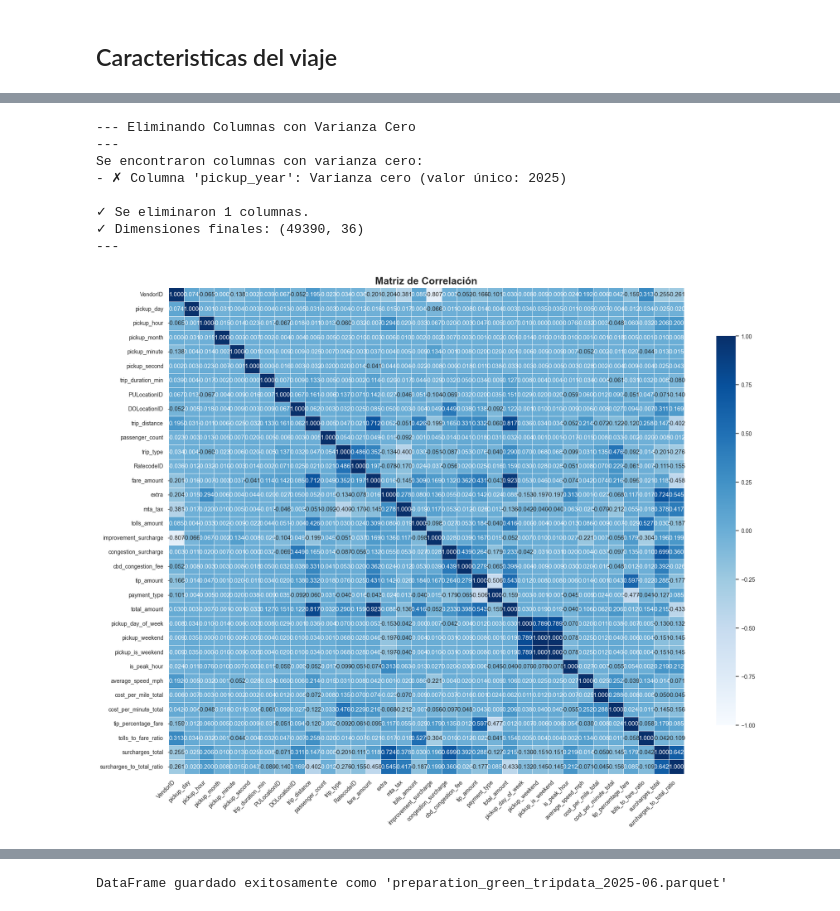
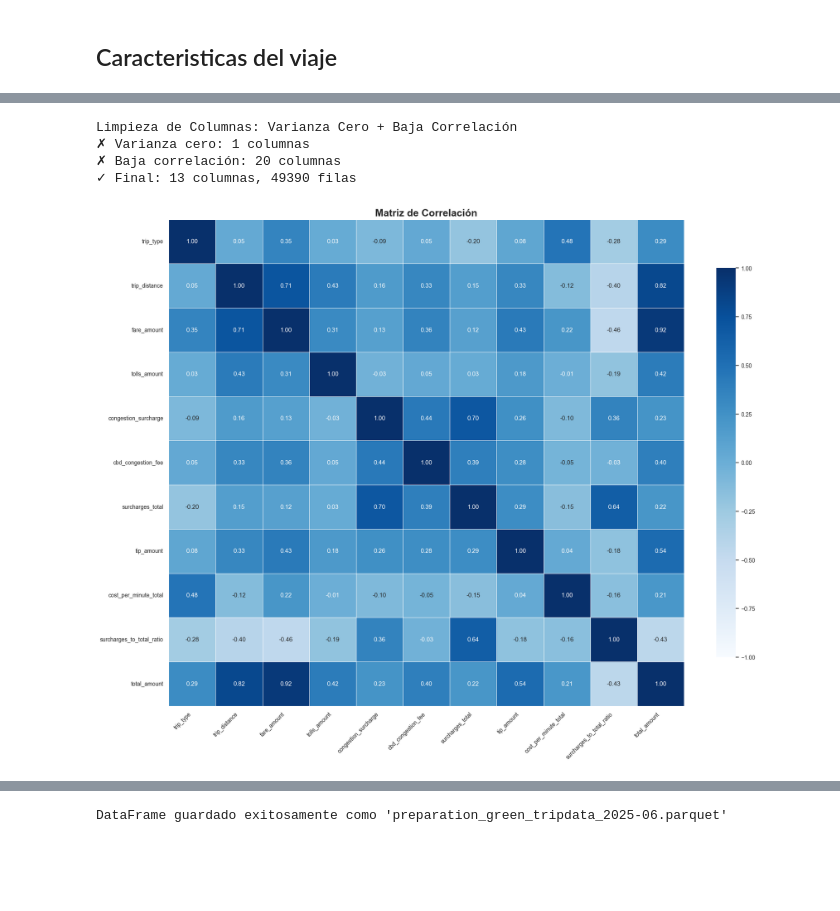
Before and after one commit to secarvallo/MLY0100, a Jupyter notebook: ML-N02/crisp-dm/03_data_preparation.ipynb, the cells around one changed output, grey strips where cells are left out. Drawn from its saved outputs; the diff is of its cells as text; code cells hidden in the pictures; blank space fills up the shorter version.

```diff
--- a/ML-N02/crisp-dm/03_data_preparation.ipynb
+++ b/ML-N02/crisp-dm/03_data_preparation.ipynb
@@ -573,5 +572,7 @@ ax.tick_params(axis='x', rotation=75)
 [figure]
 # %% [markdown]
 # Feature Engineering
+# %%
+df_prep = df_prep_knn.copy()
 # %% [markdown]
 ## Características Temporales
@@ -713,57 +735,50 @@ df_prep.sample(10)
 # %%
-print("\n--- Eliminando Columnas con Varianza Cero")
-print("---") # Separador Markdown
-df_prep = df_prep_knn
-columnas_varianza_cero_info = [] # Para guardar info de columnas a eliminar
-for col in df_prep.columns:
-    # Usar una tolerancia pequeña por si acaso la varianza es casi cero
-    if pd.api.types.is_numeric_dtype(df_prep[col]) and df_prep[col].var() < 1e-10:
-        unique_val = df_prep[col].unique()[0]
-        columnas_varianza_cero_info.append({'col': col, 'val': unique_val})
+print("\nLimpieza de Columnas: Varianza Cero + Baja Correlación")
 
-if columnas_varianza_cero_info:
-    print("Se encontraron columnas con varianza cero:")
-    for info in columnas_varianza_cero_info:
-        # Imprime cada columna como un bullet point
-        print(f"- ✗ Columna '{info['col']}': Varianza cero (valor único: {info['val']})")
+df_prep = df_final.copy()
+target_col = 'total_amount'
 
-    # Extraer solo los nombres para eliminar
-    columnas_a_eliminar = [info['col'] for info in columnas_varianza_cero_info]
-    df_prep = df_prep.drop(columns=columnas_a_eliminar)
-    print(f"\n✓ Se eliminaron {len(columnas_a_eliminar)} columnas.")
+# 1. Varianza cero
+zero_var_cols = [col for col in df_prep.select_dtypes(include=['number']).columns
+                if df_prep[col].var() < 1e-10]
+if zero_var_cols:
+    print(f"✗ Varianza cero: {len(zero_var_cols)} columnas")
+    df_prep = df_prep.drop(columns=zero_var_cols)
 
-else:
-    print("✓ No se encontraron columnas con varianza cero.")
+# 2. Baja correlación (solo columnas numéricas)
+if target_col in df_prep.columns:
+    # Seleccionar solo columnas numéricas para correlación
+    numeric_cols = df_prep.select_dtypes(include=[np.number]).columns
+    corrs = df_prep[numeric_cols].corr()[target_col].abs()
+    low_corr_cols = corrs[(corrs < 0.2) & (corrs.index != target_col)].index.tolist()
+    if low_corr_cols:
+        print(f"✗ Baja correlación: {len(low_corr_cols)} columnas")
+        df_prep = df_prep.drop(columns=low_corr_cols)
 
-print(f"✓ Dimensiones finales: {df_prep.shape}")
-print("---")
+print(f"✓ Final: {df_prep.shape[1]} columnas, {df_prep.shape[0]} filas")
 # %% [output]
---- Eliminando Columnas con Varianza Cero
----
-Se encontraron columnas con varianza cero:
-- ✗ Columna 'pickup_year': Varianza cero (valor único: 2025)
-
-✓ Se eliminaron 1 columnas.
-✓ Dimensiones finales: (49390, 36)
----
+Limpieza de Columnas: Varianza Cero + Baja Correlación
+✗ Varianza cero: 1 columnas
+✗ Baja correlación: 20 columnas
+✓ Final: 13 columnas, 49390 filas
 # %%
 # Seleccionar columnas numéricas y rellenar valores faltantes
 numeric_cols_for_corr = df_prep.select_dtypes(include=[np.number]).columns
 df_prep_for_corr = df_prep[numeric_cols_for_corr].fillna(df_prep[numeric_cols_for_corr].median())
 
 # Calcular la matriz de correlación
 corr = df_prep_for_corr.corr()
 
 plt.figure(figsize=(18, 14))
 #sns.heatmap(corr, annot=True,cmap='Blues',fmt=".3f",mask=mask,linewidths=.5,cbar_kws={"shrink": .8},vmin=-1,vmax=1)
-sns.heatmap(corr, annot=True,cmap='Blues',fmt=".3f",linewidths=.5,cbar_kws={"shrink": .8},vmin=-1,vmax=1)
+sns.heatmap(corr, annot=True,cmap='Blues',fmt=".2f",linewidths=.5,cbar_kws={"shrink": .8},vmin=-1,vmax=1)
 plt.title("Matriz de Correlación", fontsize=18, fontweight='bold')
 plt.xticks(rotation=45, ha='right')
 plt.yticks(rotation=0)
 plt.tight_layout()
 plt.show()
 # %% [output]
-[figure, old version]
+[figure, new version]
 # %%
 # Seleccionar columnas numéricas y rellenar valores faltantes
 numeric_cols_for_corr = df_prep.select_dtypes(include=['float64', 'int32', 'Int32']).columns
```
Also changed, not shown: parts of 15 cells of this notebook, 3 other files.
